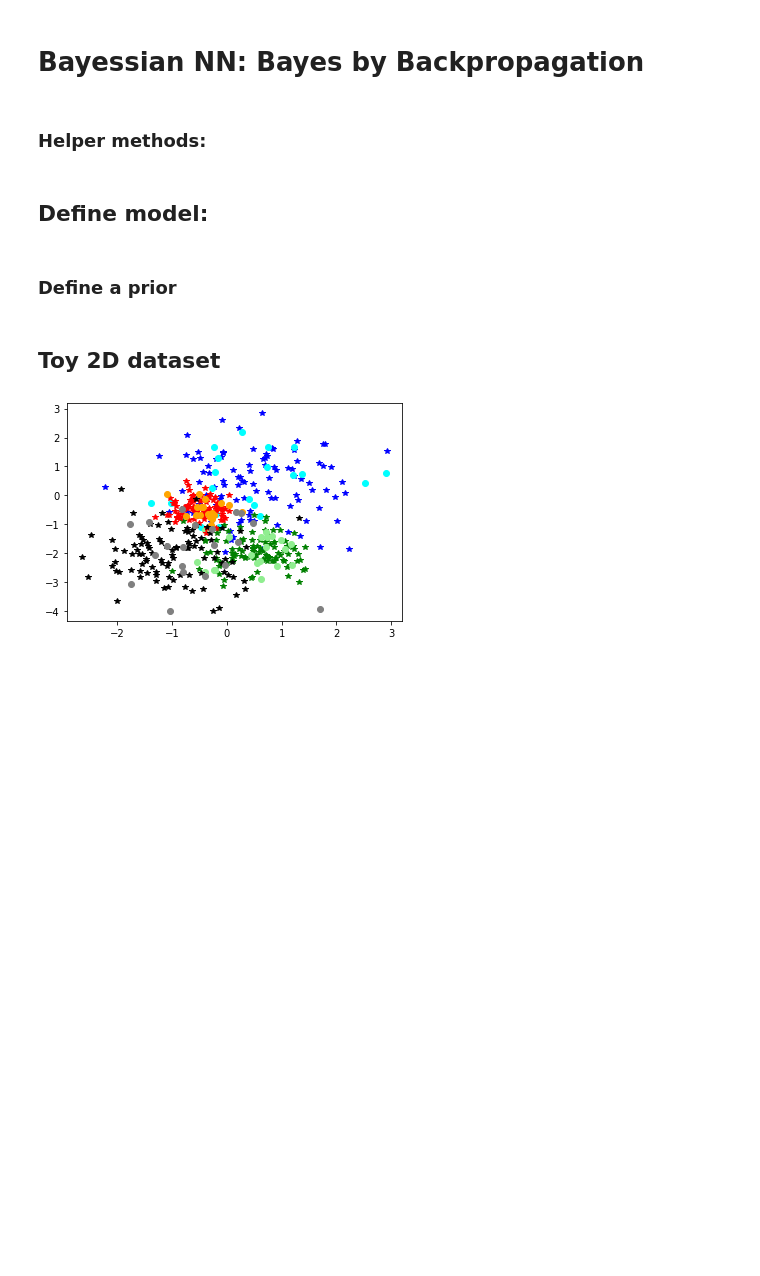
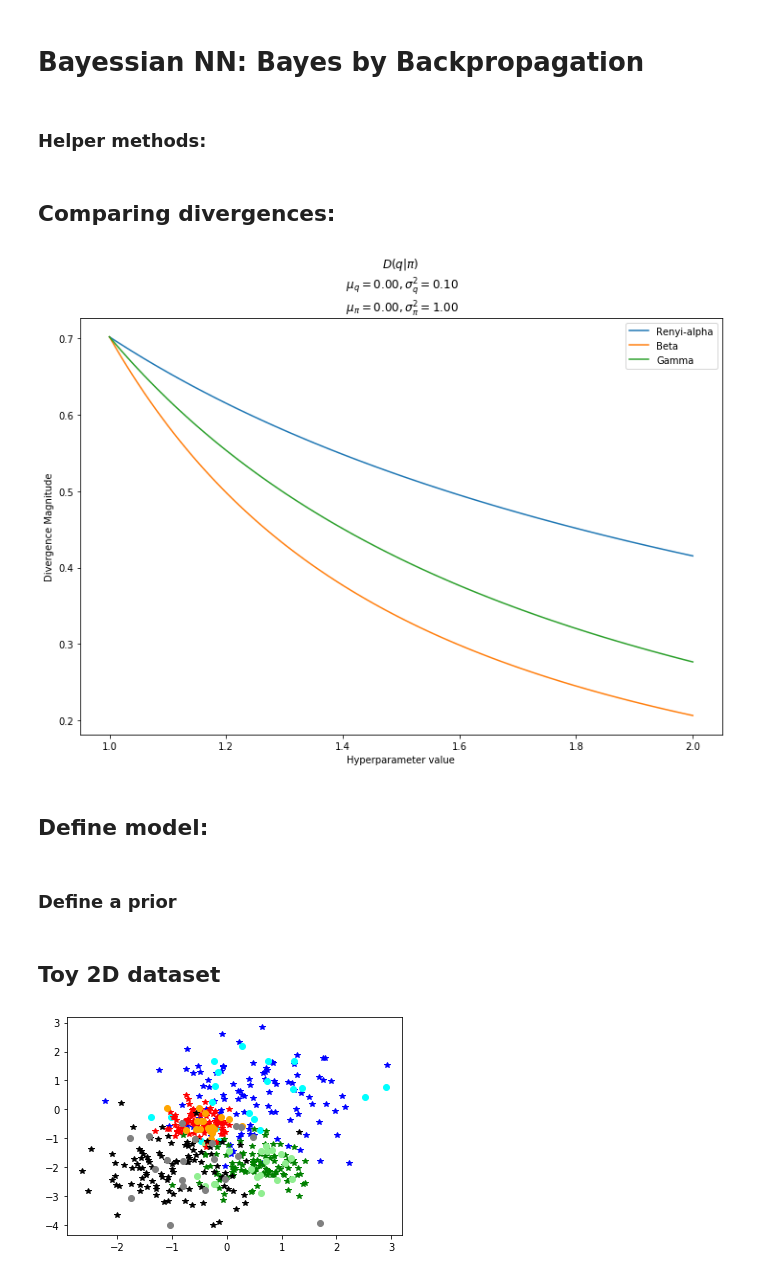
Before and after one commit to SergioAlvarezB/calibration-normalizing-flows, a Jupyter notebook: notebooks/BNN-BayesBackprop.ipynb, the cells around one changed output. Cells and saved outputs as stored; diff of their text form; code cells hidden in the pictures; blank space fills up the shorter version.

```diff
--- a/notebooks/BNN-BayesBackprop.ipynb
+++ b/notebooks/BNN-BayesBackprop.ipynb
@@ -69,9 +69,9 @@ def gauss_beta(beta, qmu, qlog_var, pmu, plog_var):
 
     elif beta == 1:
         # KLD(q|pi)
-        gauss_KLD(qmu, qlog_var, pmu, plog_var)
+        return gauss_KLD(qmu, qlog_var, pmu, plog_var)
 
-    return (2*math.pi)**(beta - 3/2) * torch.sum(B_gauss(beta, qlog_var)/(beta*(beta-1)) + B_gauss(beta, plog_var)/beta
+    return (2*math.pi)**(-.5*(beta - 1)) * torch.sum(B_gauss(beta, qlog_var)/(beta*(beta-1)) + B_gauss(beta, plog_var)/beta
                                                  - C_gauss(beta, qmu, qlog_var, pmu, plog_var)/(beta-1))
 # %%
 def gauss_gamma(gamma, qmu, qlog_var, pmu, plog_var):
@@ -82,7 +82,7 @@ def gauss_gamma(gamma, qmu, qlog_var, pmu, plog_var):
 
     elif gamma == 1:
         # KLD(q|pi)
-        gauss_KLD(qmu, qlog_var, pmu, plog_var)
+        return gauss_KLD(qmu, qlog_var, pmu, plog_var)
 
 
     qvar, pvar = torch.exp(qlog_var), torch.exp(plog_var)
@@ -98,7 +98,7 @@ def gauss_gamma(gamma, qmu, qlog_var, pmu, plog_var):
     log_Z_new = log_Z_gauss(new_mu, new_var)
 
 
-    Ef = (gamma - 3/2)*np.log(2*math.pi)
+    Ef = -0.5*(gamma - 1)*np.log(2*math.pi)
 
     Dg = 1/(gamma*(gamma-1)) * (log_Z_gq - gamma*log_Z_q + Ef) \
         + 1/gamma * (log_Z_gprior - gamma*log_Z_prior + Ef) \
@@ -114,7 +114,7 @@ def gauss_renyiD(alpha, qmu, qlog_var, pmu, plog_var):
 
     elif alpha == 1:
         # KLD(q|pi)
-        gauss_KLD(qmu, qlog_var, pmu, plog_var)
+        return gauss_KLD(qmu, qlog_var, pmu, plog_var)
 
 
     qvar, pvar = torch.exp(qlog_var), torch.exp(plog_var)
@@ -130,6 +130,36 @@ def gauss_renyiD(alpha, qmu, qlog_var, pmu, plog_var):
     D = 1/(alpha*(alpha-1)) * (log_Z_new - alpha*log_Z_q - (1-alpha)*log_Z_prior)
 
     return D
+# %% [markdown]
+## Comparing divergences:
+# %%
+pmu, pvar = torch.Tensor([0]), torch.Tensor([1])
+qmu, qvar = torch.Tensor([0]), torch.Tensor([0.1])
+
+plog_var, qlog_var = torch.log(pvar), torch.log(qvar)
+
+# Hyperparameter values
+deltas = np.linspace(1, 2, 100)
+
+AR = []
+B = []
+G = []
+
+for delta in deltas:
+    AR.append(gauss_renyiD(delta, qmu, qlog_var, pmu, plog_var).item())
+    B.append(gauss_beta(delta, qmu, qlog_var, pmu, plog_var).item())
+    G.append(gauss_gamma(delta, qmu, qlog_var, pmu, plog_var).item())
+# %%
+fig, ax = plt.subplots(figsize=(12, 8))
+
+ax.plot(deltas, np.array([AR, B, G]).T)
+ax.legend(['Renyi-alpha', 'Beta', 'Gamma'])
+ax.set_ylabel('Divergence Magnitude')
+ax.set_xlabel('Hyperparameter value')
+ax.set_title('$D(q|\pi)$ \n $\mu_q = {:.2f}, \sigma^2_q = {:.2f}$ \n $\mu_\pi = {:.2f}, \sigma^2_\pi = {:.2f}$'.format(qmu.item(), qvar.item(), pmu.item(), pvar.item()))
+plt.show()
+# %% [output]
+[figure, added]
 # %% [markdown]
 ## Define model:
 # %%
```
Also changed, not shown: parts of 3 cells of this notebook.
